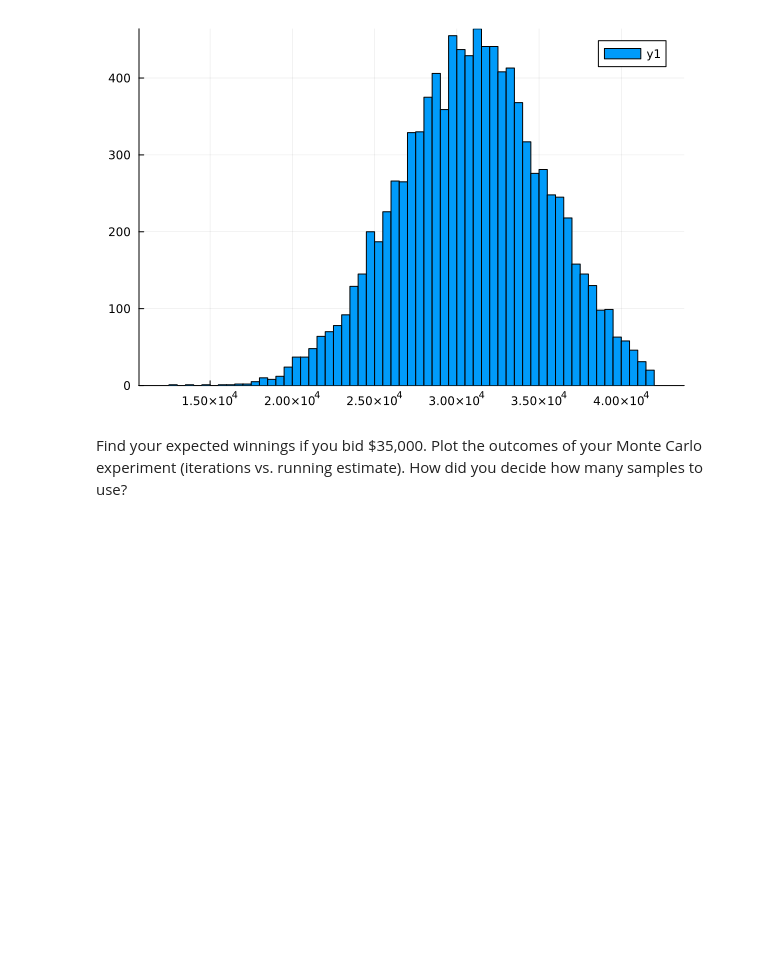
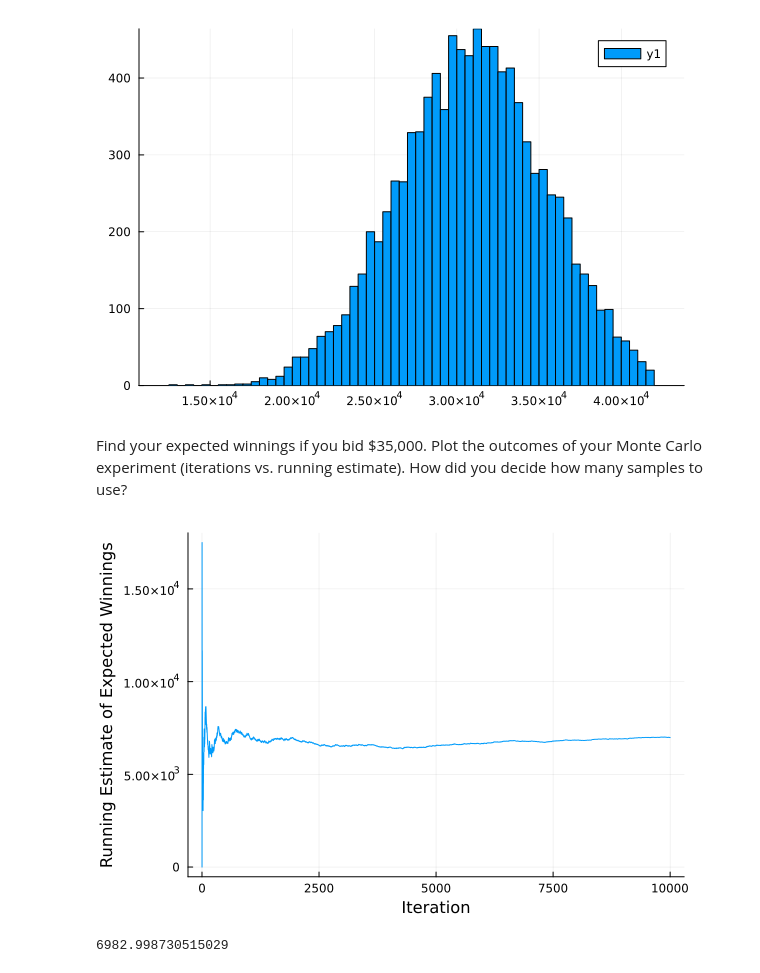
Before and after one commit to BEE4750-FA24/lab2-ps742, a Jupyter notebook: lab02.ipynb, the cells around one changed output. Drawn from its saved outputs; the diff is of its cells as text; code cells hidden in the pictures; blank space fills up the shorter version.

```diff
--- a/lab02.ipynb
+++ b/lab02.ipynb
@@ -189,3 +203,39 @@ histogram(showcase_samples)
 Find your expected winnings if you bid \$35,000. Plot the outcomes of
 your Monte Carlo experiment (iterations vs. running estimate). How did
 you decide how many samples to use?
+# %%
+# function to simulate showcase wins
+function monte_carlo(bid, n_samples)
+    winnings = []
+    for i = 1:n_samples
+        showcase_value = rand(showcase_dist)
+        # overbid
+        if bid > showcase_value
+            push!(winnings, 0)
+        # within $250
+        elseif showcase_value - bid <= 250
+            push!(winnings, 2 * showcase_value)
+        # underbid
+        else
+            probability_of_winning = 1 - ((showcase_value - bid) / showcase_value)
+            push!(winnings, showcase_value * probability_of_winning)
+        end
+    end
+    return winnings
+end
+
+bid = 35000
+n_samples = 10000
+winnings = monte_carlo(bid, n_samples)
+
+# plot the running estimate of the expected winnings vs iteration
+running_estimate = cumsum(winnings) ./ (1:n_samples)
+plot(1:n_samples, running_estimate, legend=:false, xlabel="Iteration", ylabel="Running Estimate of Expected Winnings")
+# %% [output]
+[figure, added]
+# %%
+# expected value of the winnings
+expected_winnings = mean(winnings)
+display(expected_winnings)
+# %% [output]
+6982.998730515029
```
Also changed, not shown: parts of 3 cells of this notebook.
